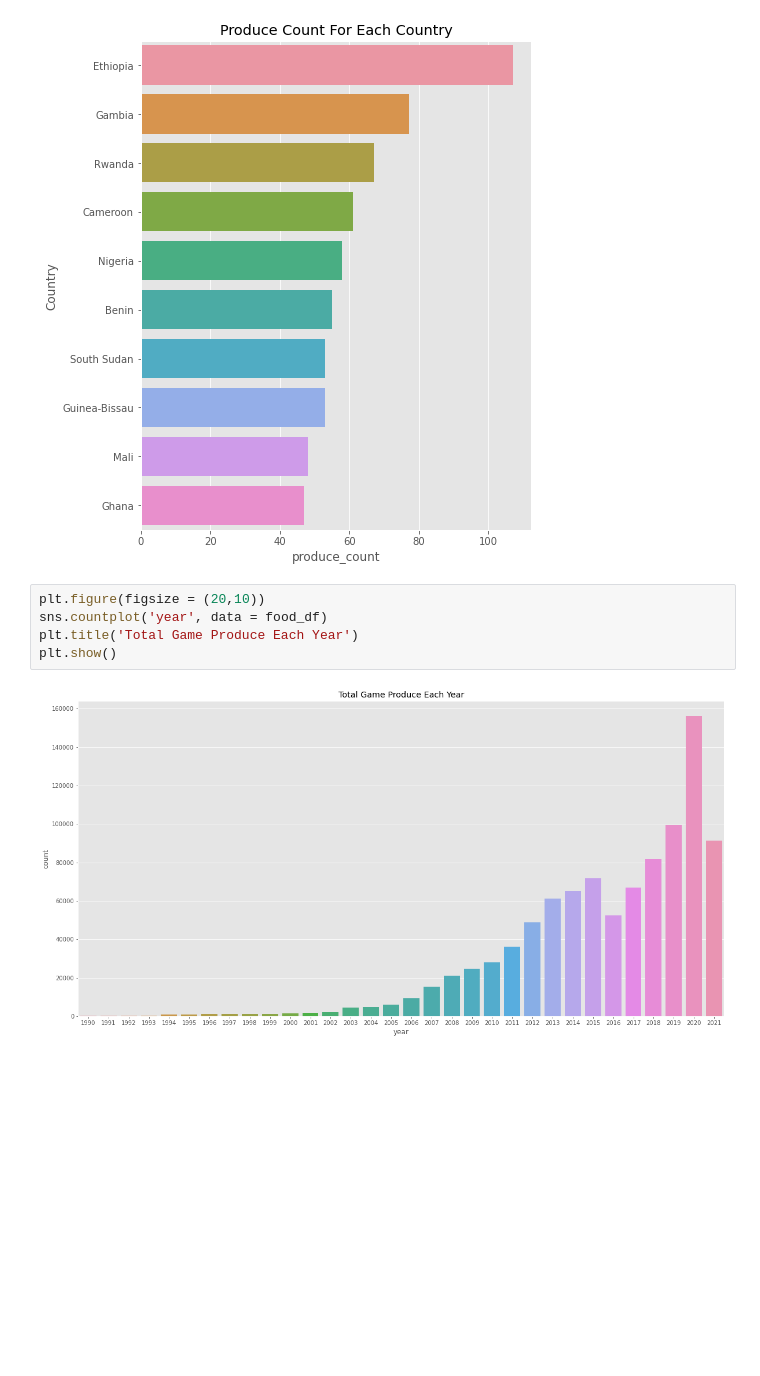
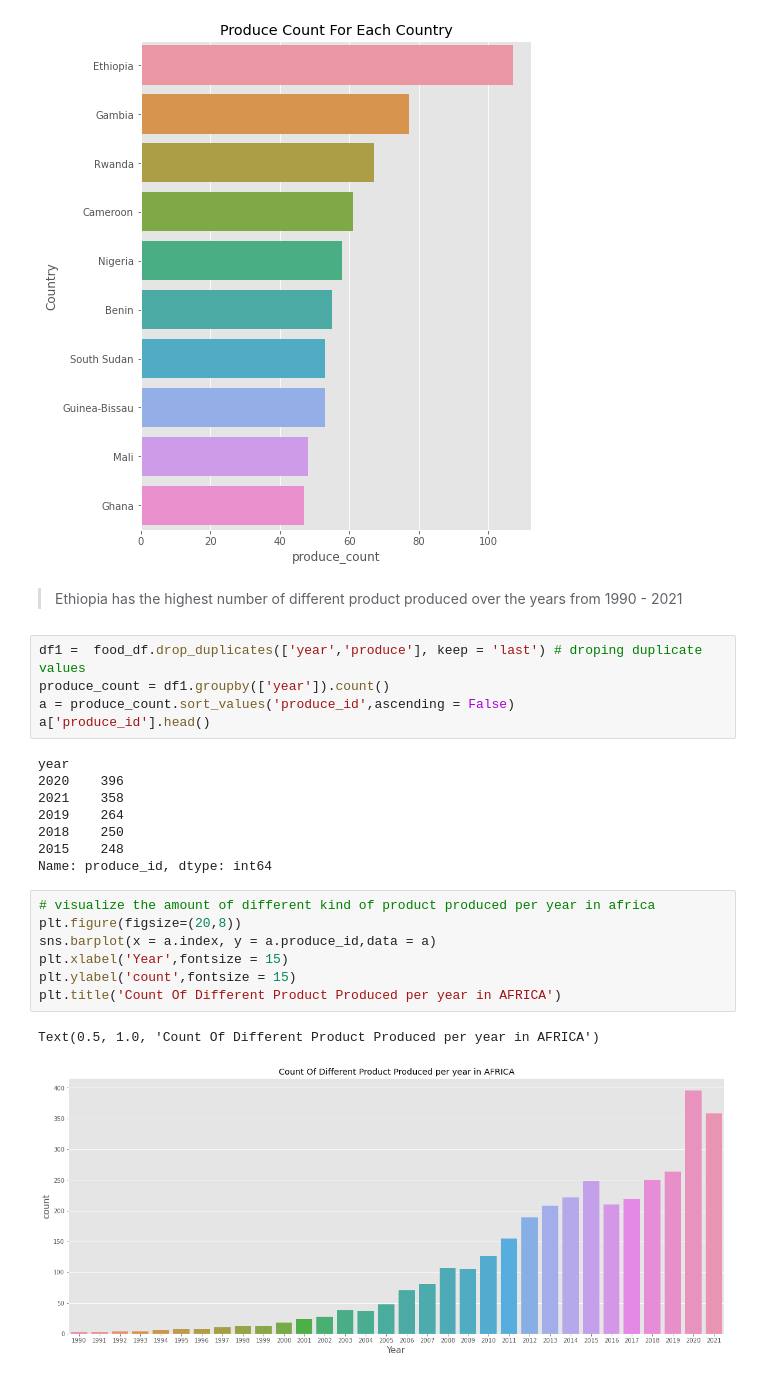
Before and after one commit to Aayomis/Africa-Food-Prices-Analysis, a Jupyter notebook: Africa.ipynb, the cells around one changed output. Cells and saved outputs as stored; diff of their text form; blank space fills up the shorter version.

```diff
--- a/Africa.ipynb
+++ b/Africa.ipynb
@@ -423,11 +418,29 @@ plt.ylabel('Country')
 plt.show()
 # %% [output]
 [figure]
+# %% [markdown]
+> Ethiopia has the highest number of different product produced over the years from 1990 - 2021
 # %%
-plt.figure(figsize = (20,10))
-sns.countplot('year', data = food_df)
-plt.title('Total Game Produce Each Year')
-plt.show()
+df1 =  food_df.drop_duplicates(['year','produce'], keep = 'last') # droping duplicate values
+produce_count = df1.groupby(['year']).count()
+a = produce_count.sort_values('produce_id',ascending = False)
+a['produce_id'].head()
 # %% [output]
-[figure, removed]
+year
+2020    396
+2021    358
+2019    264
+2018    250
+2015    248
+Name: produce_id, dtype: int64
+# %%
+# visualize the amount of different kind of product produced per year in africa
+plt.figure(figsize=(20,8))
+sns.barplot(x = a.index, y = a.produce_id,data = a)
+plt.xlabel('Year',fontsize = 15)
+plt.ylabel('count',fontsize = 15)
+plt.title('Count Of Different Product Produced per year in AFRICA')
+# %% [output]
+Text(0.5, 1.0, 'Count Of Different Product Produced per year in AFRICA')
+[figure, added]
 # %%
```
Also changed, not shown: parts of 30 cells of this notebook.
